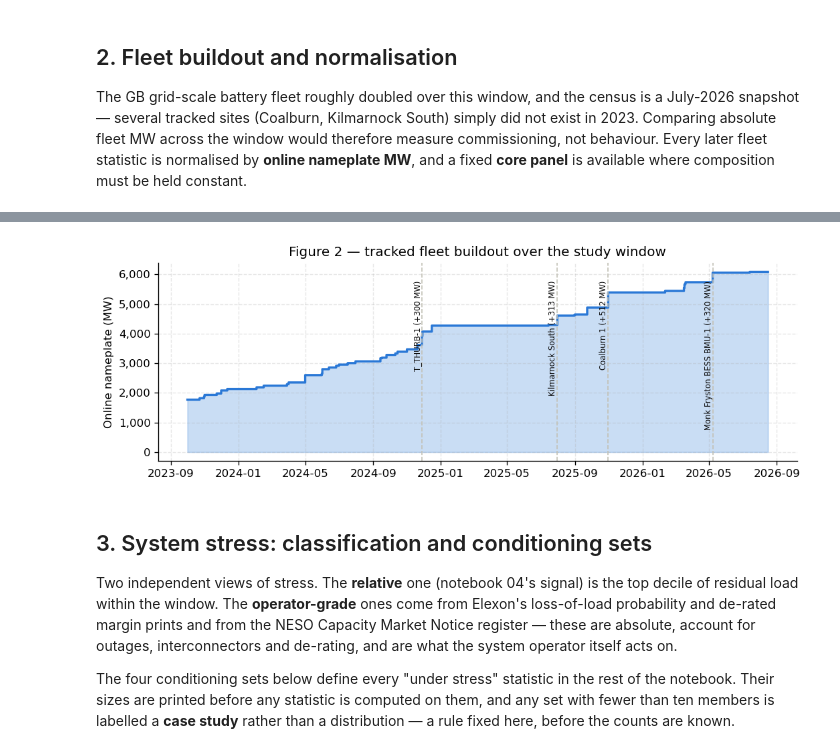
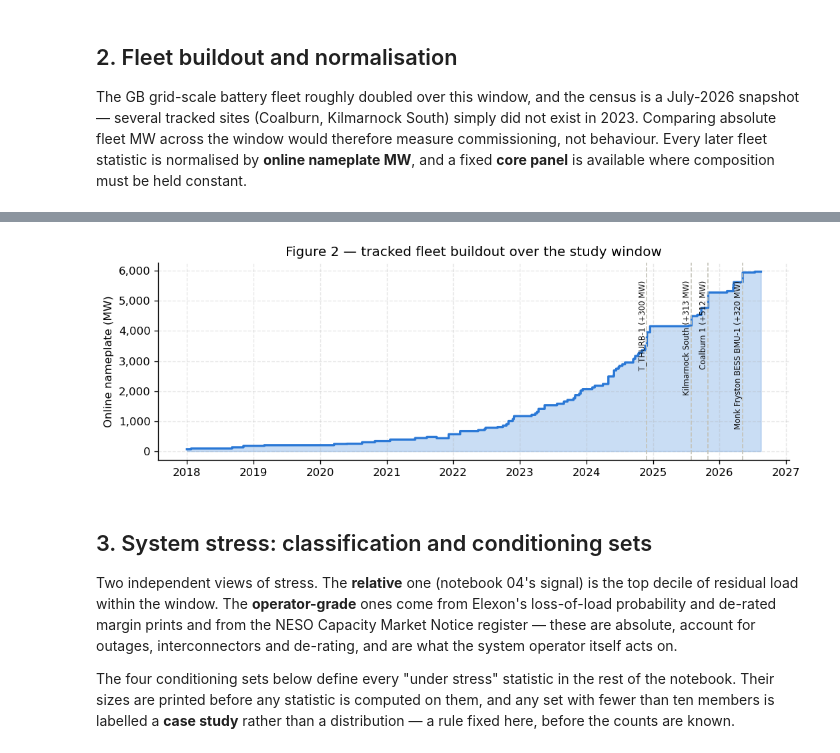
Before and after one commit to shaw029/power-trading, a Jupyter notebook: notebooks/05_stress_response_study.ipynb, the cells around one changed output, grey strips where cells are left out. Drawn from its saved outputs; the diff is of its cells as text; code cells hidden in the pictures.

```diff
--- a/notebooks/05_stress_response_study.ipynb
+++ b/notebooks/05_stress_response_study.ipynb
@@ -99,7 +99,7 @@ C = {
 
 # --- Window and knobs ------------------------------------------------------
 # DRY_RUN builds a two-week store so the whole notebook runs in minutes; the
-# full window is three winters and takes hours to fetch on a cold cache.
+# full window is eight winters and takes hours to fetch on a cold cache.
 DRY_RUN = False
 
 # The window is PINNED, not relative to today. A rolling `today() - 1` end date
@@ -107,7 +107,13 @@ DRY_RUN = False
 # whose feeds publish late and quietly moves every number in the notebook —
 # results must not depend on when the notebook happened to be run. Extend the
 # study by editing this date and rebuilding deliberately.
-FULL_START = dt.date(2023, 10, 1)
+# 2018-01-01 is the data floor, not a preference. Physical Notifications, the
+# declared-limit feeds and PV_Live all reach back to 2016, but Elexon's
+# loss-of-load / de-rated-margin prints — the operator-grade scarcity signal this
+# whole study conditions on — are complete only from 2018. Eight winters rather
+# than three, and the extra five span the era when GB batteries lived in Dynamic
+# Containment and were routinely skipped in the Balancing Mechanism.
+FULL_START = dt.date(2018, 1, 1)
 FULL_END = dt.date(2026, 8, 16)
 WINDOW_END = FULL_END
 WINDOW_START = (WINDOW_END - dt.timedelta(days=13)) if DRY_RUN else FULL_START
@@ -152,6 +158,13 @@ SITE_MWH = {s.site: s.capacity_mwh for s in POP.sites}
 # under a headline number.
 SITES_WITH_MWH = {s for s, mwh in SITE_MWH.items() if mwh == mwh}
 
+# Composition controls. A fixed panel is the strictest control for a changing
+# fleet, but over eight winters it shrinks to the handful of sites that existed
+# in 2018 and still run today — a valid control and a thin one. The modern panel
+# trades window length for population, so the two together bracket the question
+# rather than resting it on either.
+MODERN_PANEL_START = dt.date(2023, 10, 1)
+
 
 def skip(reason):
     '''Uniform "nothing to work with" notice.'''
@@ -292,6 +328,26 @@ fixed **core panel** is available where composition must be held constant.
 pn = pn.copy()
 pn["time"] = pd.to_datetime(pn["time"], utc=True)
 pn["date"] = pn["time"].dt.date
+
+# Connection points get reused. Reaching back to 2018 picks up whatever plant
+# held a BM Unit before the battery did — Fiddler's Ferry exported 1,385 MW
+# against a 41 MW nameplate until the coal station closed in March 2020. The
+# asset ID is stable across owner and name changes by design; it cannot see a
+# change of technology at the same connection point, so the physics decides
+# instead and each site's history starts after the last period it did something
+# no battery could.
+ERA_START = fleet_perf.battery_era_start(pn, SITE_MW)
+if ERA_START:
+    before = len(pn)
+    keep = pd.Series(True, index=pn.index)
+    for site, valid_from in ERA_START.items():
+        keep &= ~((pn["site"] == site) & (pn["time"] < valid_from))
+    pn = pn[keep]
+    print(f"Pre-battery history removed for {len(ERA_START)} site(s) "
+          f"({before - len(pn):,} periods):")
+    for site, valid_from in sorted(ERA_START.items()):
+        print(f"  {site:24s} counted only from {valid_from.date()}")
+    print()
 
 span = pn.groupby("site")["date"].agg(first_pn="min", last_pn="max")
 span["power_mw"] = span.index.map(SITE_MW)
@@ -305,17 +361,26 @@ for site, row in span.iterrows():
     online_mw[live_days] += row["power_mw"]
     online_n[live_days] += 1
 
-core_cutoff = WINDOW_START + dt.timedelta(days=30)
 tail_cutoff = WINDOW_END - dt.timedelta(days=7)
-span["core"] = (span["first_pn"] <= core_cutoff) & (span["last_pn"] >= tail_cutoff)
+span["core"] = (span["first_pn"] <= WINDOW_START + dt.timedelta(days=30)) & (
+    span["last_pn"] >= tail_cutoff
+)
+span["modern"] = (span["first_pn"] <= MODERN_PANEL_START + dt.timedelta(days=30)) & (
+    span["last_pn"] >= tail_cutoff
+)
 CORE_SITES = sorted(span.index[span["core"]])
+MODERN_SITES = sorted(span.index[span["modern"]])
 
 print(span.sort_values("power_mw", ascending=False).to_string())
 print(f"\nOnline nameplate: {online_mw.iloc[0]:,.0f} MW → {online_mw.iloc[-1]:,.0f} MW "
       f"({online_mw.iloc[-1] / max(online_mw.iloc[0], 1) - 1:+.0%}), "
       f"{int(online_n.iloc[0])} → {int(online_n.iloc[-1])} sites")
 print(f"Core panel      : {len(CORE_SITES)} sites, "
-      f"{span.loc[span['core'], 'power_mw'].sum():,.0f} MW")
+      f"{span.loc[span['core'], 'power_mw'].sum():,.0f} MW "
+      f"(present since {WINDOW_START} — strictest control, thinnest sample)")
+print(f"Modern panel    : {len(MODERN_SITES)} sites, "
+      f"{span.loc[span['modern'], 'power_mw'].sum():,.0f} MW "
+      f"(present since {MODERN_PANEL_START} — shorter window, larger sample)")
 
 # Figure 2 — tracked fleet buildout.
 fig, ax = plt.subplots(figsize=(9, 3.2))
@@ -354,4 +419,4 @@ Core panel      : 38 sites, 1,871 MW
-[figure, old version]
+[figure, new version]
 # %% [markdown]
 ## 3. System stress: classification and conditioning sets
 
```
Also changed, not shown: parts of 23 cells of this notebook, 5 other files.
